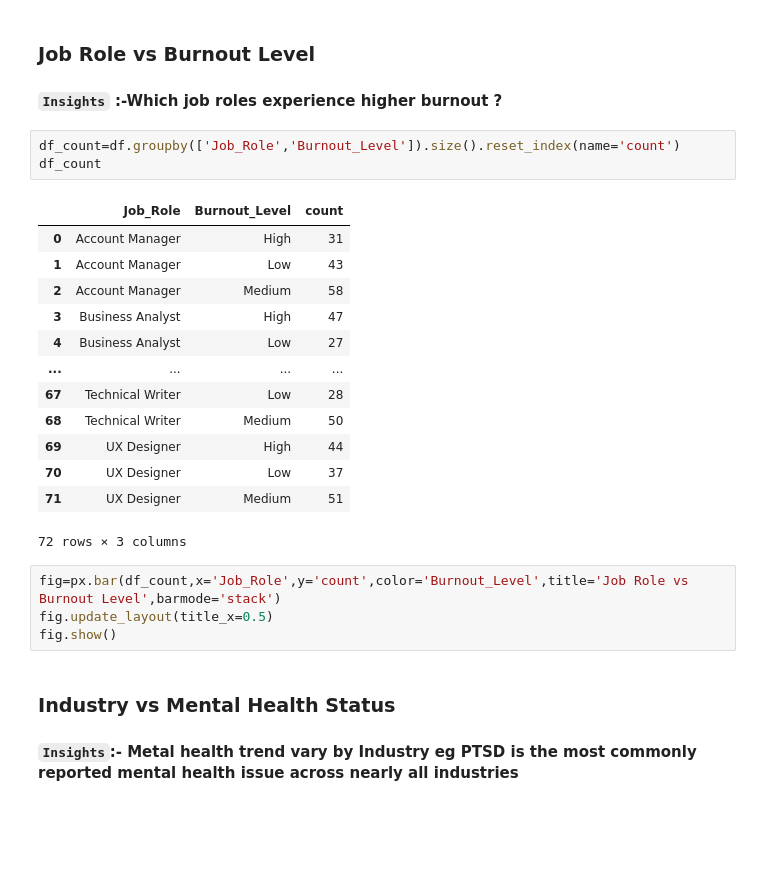
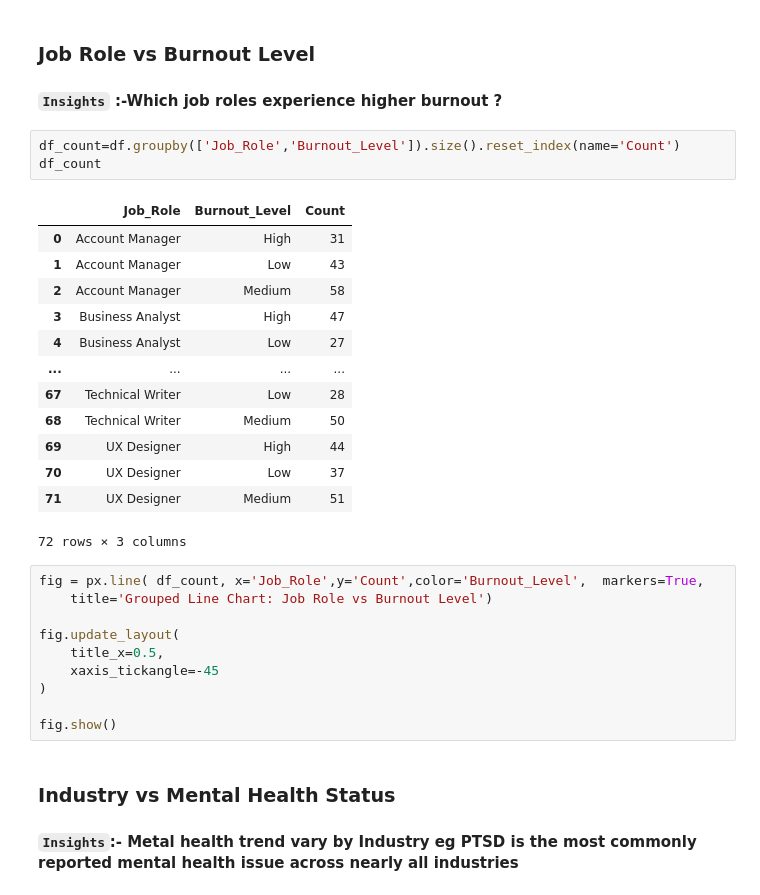
Before and after one commit to Sharn31/Remote-Work-Health-Impact-Survey-2025, a Jupyter notebook: remote_job_june_2025.ipynb, the cells around one changed output. Cells and saved outputs as stored; diff of their text form; blank space fills up the shorter version.

```diff
--- a/remote_job_june_2025.ipynb
+++ b/remote_job_june_2025.ipynb
@@ -345,10 +362,10 @@ fig.show()
 ### Job Role vs Burnout Level
 #### `Insights` :-Which job roles experience higher burnout ?
 # %%
-df_count=df.groupby(['Job_Role','Burnout_Level']).size().reset_index(name='count')
+df_count=df.groupby(['Job_Role','Burnout_Level']).size().reset_index(name='Count')
 df_count
 # %% [output]
-|  | Job_Role | Burnout_Level | count |
+|  | Job_Role | Burnout_Level | Count |
 | 0 | Account Manager | High | 31 |
 | 1 | Account Manager | Low | 43 |
 | 2 | Account Manager | Medium | 58 |
@@ -361,10 +378,16 @@ df_count
 | 70 | UX Designer | Low | 37 |
 | 71 | UX Designer | Medium | 51 |
 72 rows × 3 columns
-# %%
-fig=px.bar(df_count,x='Job_Role',y='count',color='Burnout_Level',title='Job Role vs Burnout Level',barmode='stack')
-fig.update_layout(title_x=0.5)
-fig.show()
+# %%
+fig = px.line( df_count, x='Job_Role',y='Count',color='Burnout_Level',  markers=True,
+    title='Grouped Line Chart: Job Role vs Burnout Level')
+
+fig.update_layout(
+    title_x=0.5,
+    xaxis_tickangle=-45
+)
+
+fig.show()
 # %% [markdown]
 ### Industry vs Mental Health Status
 #### `Insights`:- Metal health trend vary by Industry eg  PTSD is the most commonly reported mental health issue across nearly all industries
```
Also changed, not shown: parts of 23 cells of this notebook, 2 other files.
